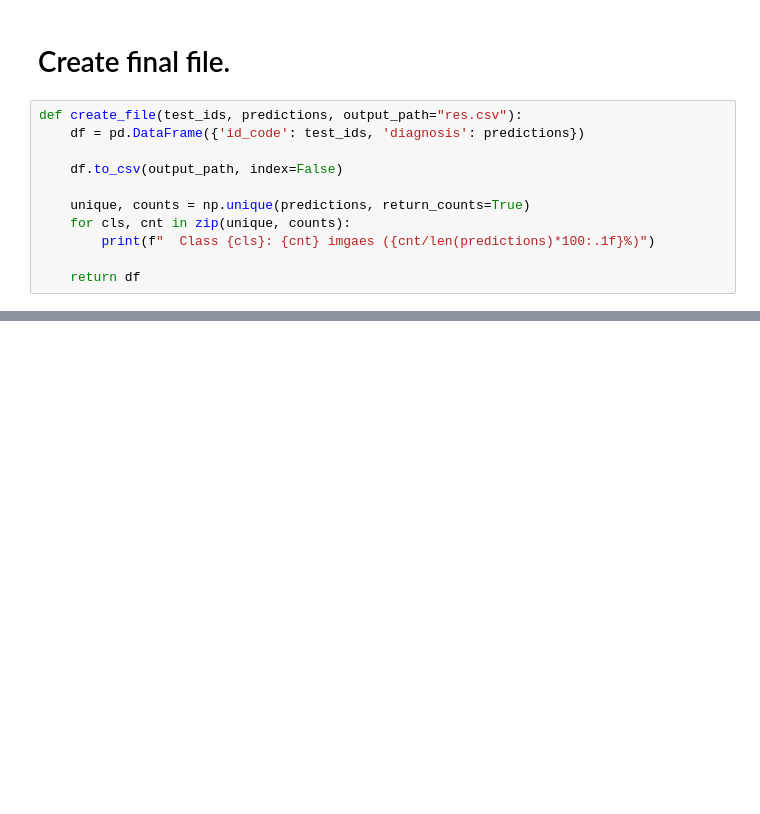
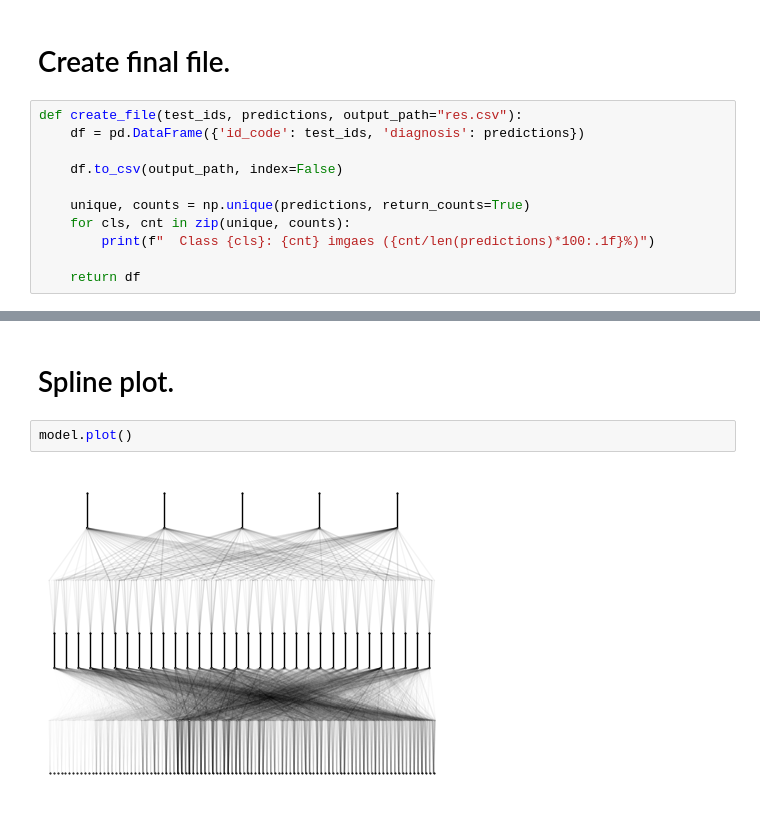
Before and after one commit to mosheadd/KANProt, a Jupyter notebook: prototype.ipynb, the cells around one changed output, grey strips where cells are left out. Cells and saved outputs as stored; diff of their text form; blank space fills up the shorter version.

```diff
--- a/prototype.ipynb
+++ b/prototype.ipynb
@@ -344,3 +349,9 @@ First 10 rows:
 7  0111b949947e          0
 8  01499815e469          2
 9  0167076e7089          2
+# %% [markdown]
+# Spline plot.
+# %%
+model.plot()
+# %% [output]
+[figure, added]
```
Also changed, not shown: parts of 3 cells of this notebook, 2 other files.
